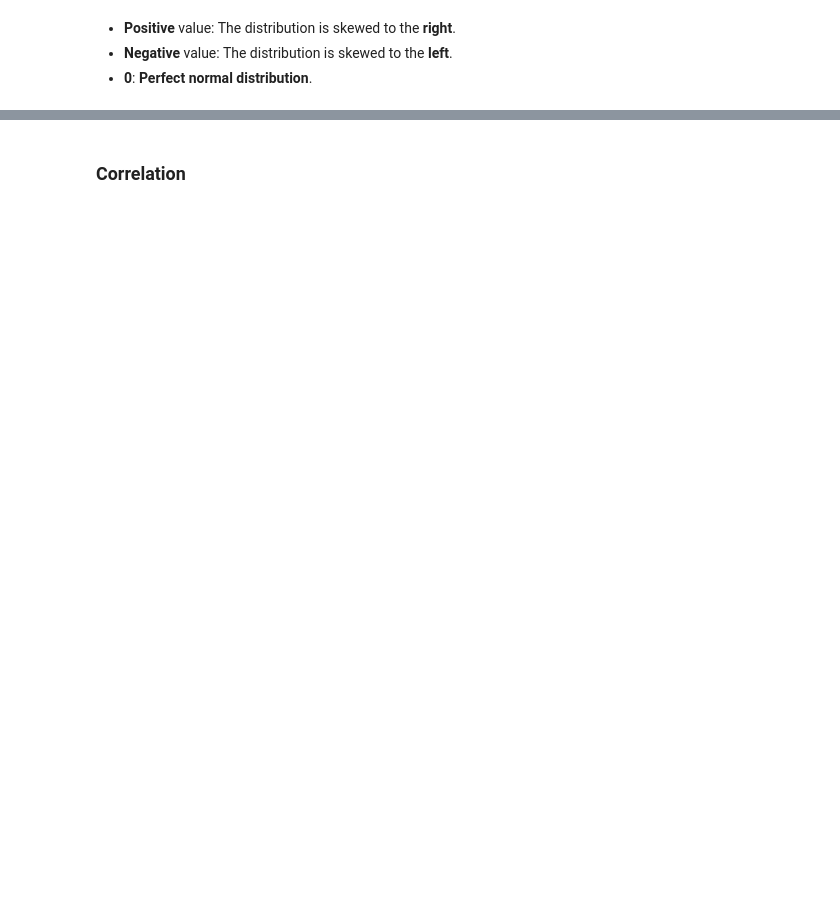
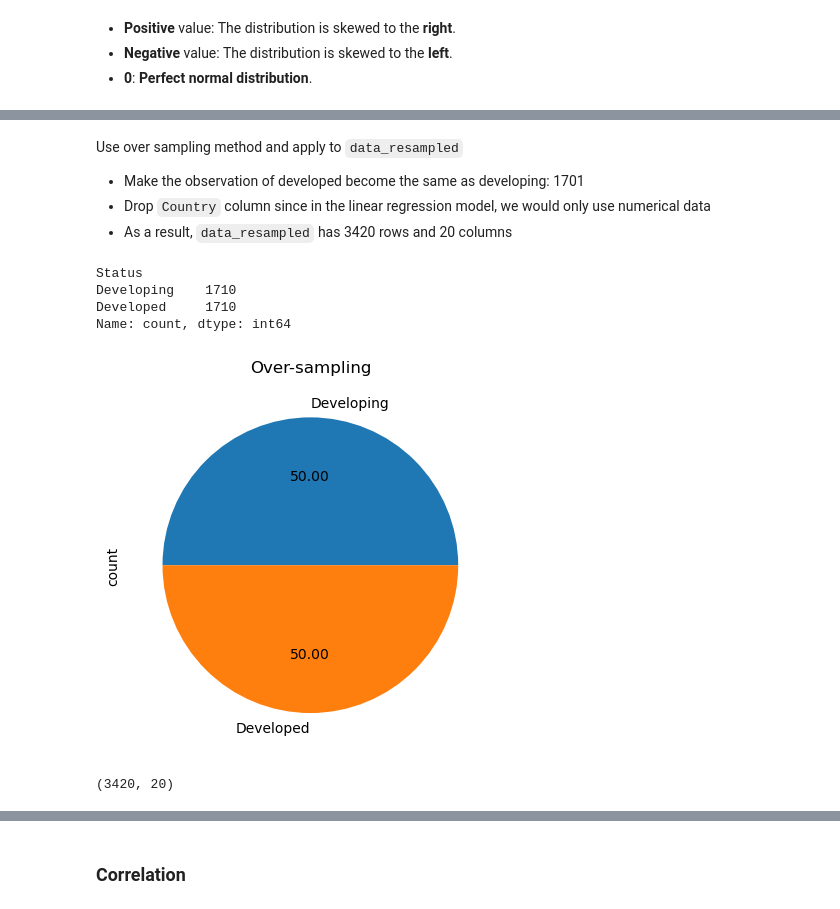
Before and after one commit to GrantCa24/DA_Group6-Final_Project, a Jupyter notebook: Project-Life_Expectancy.ipynb, the cells around one changed output, grey strips where cells are left out. Cells and saved outputs as stored; diff of their text form; code cells hidden in the pictures; blank space fills up the shorter version.

Commit message:
Add files via upload
Complete the Synthetic data with over sampling

```diff
--- a/Project-Life_Expectancy.ipynb
+++ b/Project-Life_Expectancy.ipynb
@@ -426,0 +590,40 @@ print(data_resampled['Status'].value_counts())
+# %% [markdown]
+Use over sampling method and apply to `data_resampled`
+- Make the observation of developed become the same as developing: 1701
+- Drop `Country` column since in the linear regression model, we would only use numerical data
+- As a result, `data_resampled` has 3420 rows and 20 columns
+# %%
+from imblearn.over_sampling import SMOTE
+import pandas as pd
+from sklearn.preprocessing import StandardScaler
+
+# Separate features and target variable
+X = data.drop(['Status', 'Country'], axis=1)  # Features, drop Status and Categorical variable: Country
+y = data['Status']               # Target
+
+# Apply SMOTE to balance the dataset
+smote = SMOTE(random_state=42)
+X_resampled, y_resampled = smote.fit_resample(X, y)
+
+# Combine resampled data into a DataFrame
+data_resampled = pd.DataFrame(X_resampled, columns=X.columns)
+data_resampled['Status'] = y_resampled
+
+# Display the count of each unique value in the 'Status' column after resampling
+print(data_resampled['Status'].value_counts())
+# %% [output]
+Status
+Developing    1710
+Developed     1710
+Name: count, dtype: int64
+# %%
+# Show pie plot
+pie_plot = y_resampled.value_counts().plot.pie(autopct='%.2f')
+title = pie_plot.set_title("Over-sampling")
+# %% [output]
+[figure, added]
+# %%
+# Check the (row, column) of data_resampled
+data_resampled.shape
+# %% [output]
+(3420, 20)
```
Also changed, not shown: parts of 53 cells of this notebook.
